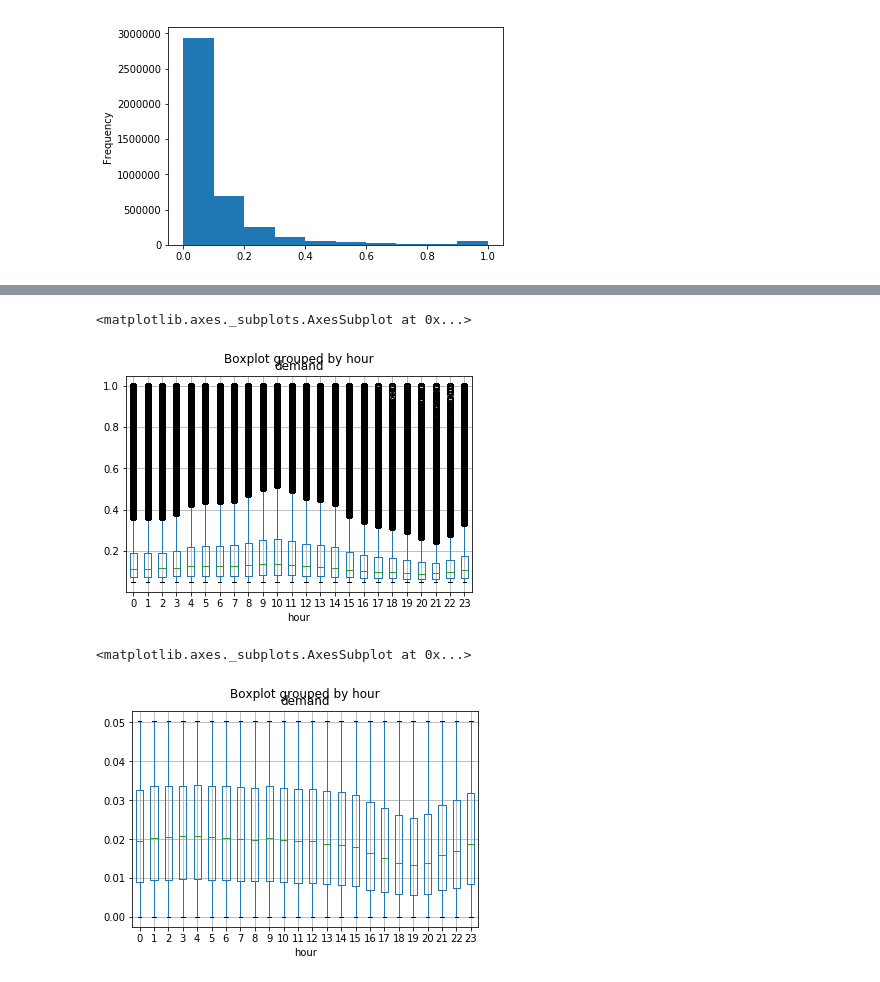
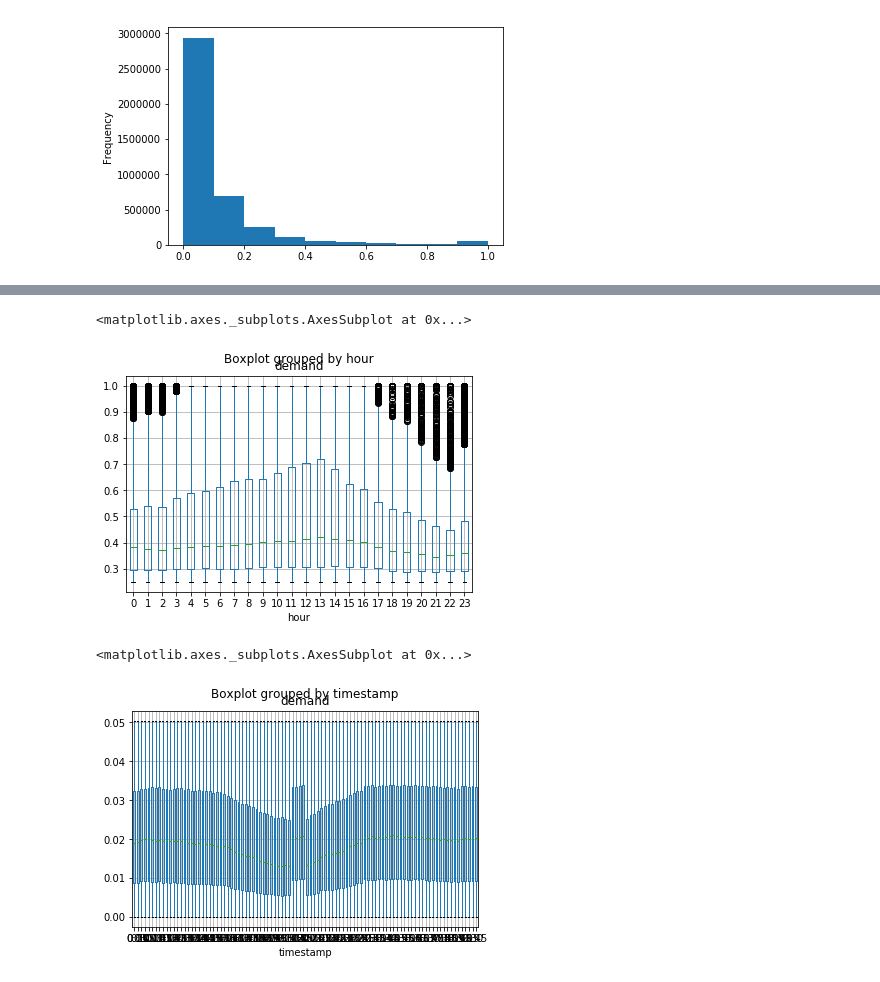
Before and after one commit to tropicalmentat/aiforsea, a Jupyter notebook: notebooks/preprocess_and_explore.ipynb, the cells around one changed output, grey strips where cells are left out. Drawn from its saved outputs; the diff is of its cells as text; code cells hidden in the pictures.

```diff
--- a/notebooks/preprocess_and_explore.ipynb
+++ b/notebooks/preprocess_and_explore.ipynb
@@ -88,10 +83,10 @@ gdf.groupby(['day','hour','min']).demand.max().plot()
 # %%
-gdf.loc[gdf.demand>gdf.demand.quantile(0.5),].boxplot(column='demand',by='hour')
+gdf.loc[gdf.demand>gdf.demand.quantile(0.9),].boxplot(column='demand',by='hour')
 # %% [output]
 <matplotlib.axes._subplots.AxesSubplot at 0x...>
-[figure, old version]
+[figure, new version]
 # %%
-gdf.loc[gdf.demand<gdf.demand.quantile(0.5),].boxplot(column='demand',by='hour')
+gdf.loc[gdf.demand<gdf.demand.quantile(0.5),].boxplot(column='demand',by='timestamp')
 # %% [output]
 <matplotlib.axes._subplots.AxesSubplot at 0x...>
-[figure, old version]
+[figure, new version]
```
Also changed, not shown: parts of 1 cell of this notebook.
